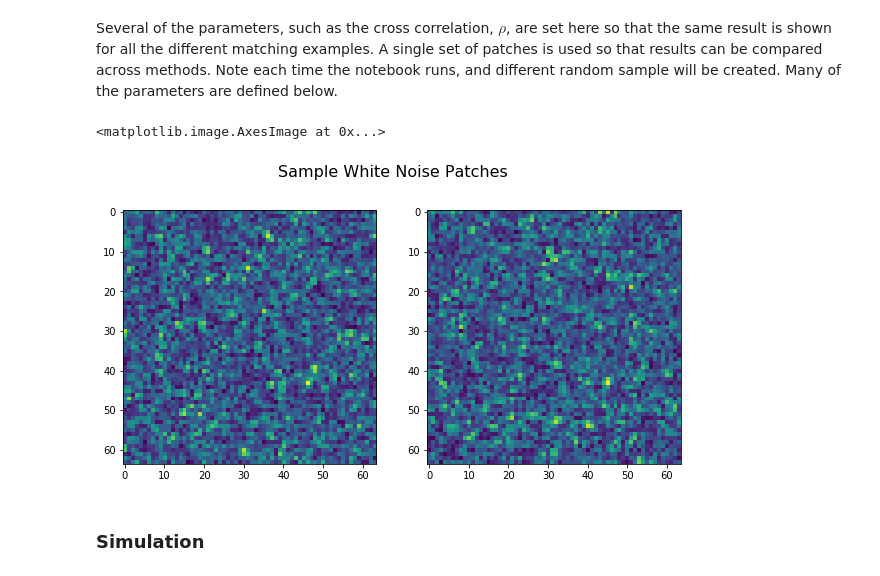
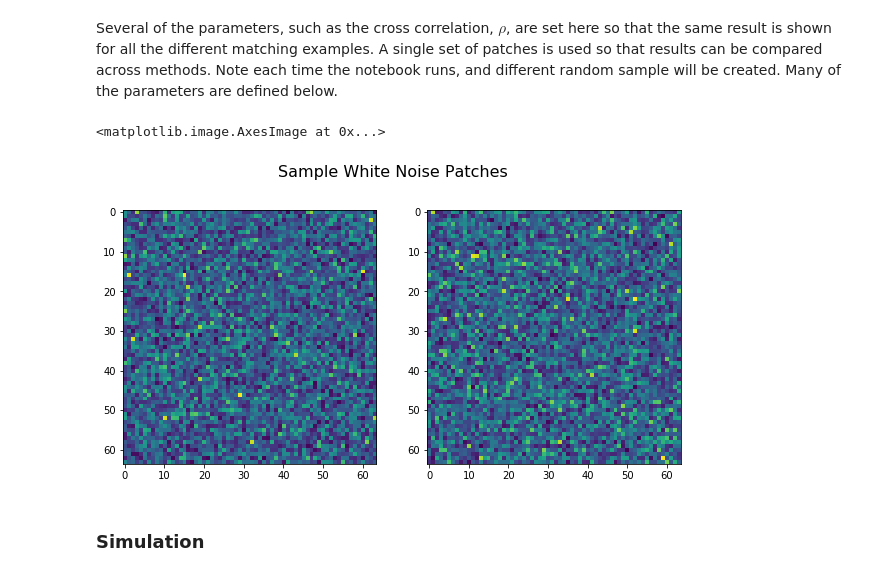
Before and after one commit to fastice/synthetic, a Jupyter notebook: SytheticData.ipynb, the cells around one changed output. Saved outputs shown, nothing was run; the diff lists cells and outputs as text; code cells hidden in the pictures.

```diff
--- a/SytheticData.ipynb
+++ b/SytheticData.ipynb
@@ -71,20 +71,20 @@ def plotPeaks(cc, ccPeak, overSampleFactor, title, overSample=False, gaussPeak=N
 Several of the parameters, such as the cross correlation, $\rho$, are set here so that the same result is shown for all the different matching examples. A single set of patches is used so that results can be compared across methods. Note each time the notebook runs, and different random sample will be created. Many of the parameters are defined below.
 # %%
 rho = 0.5  # Complex correlation
-bandWidth = 0.65
+bandWidth = 1
 deltaR, deltaC = 3, 5  # row and column shifts (deltaR/overSample and deltaC/overSample pixels)
 overSampleFactor = 8  # Oversample factor used to simulate patches
 nr, nc = 64, 64
 osPeak, osBox = 20, 4  # Parameters used to oversample the peak
 gaussReduce = 1 # reduce oversampling by this much
 X, Yrc = nf.correlatedShiftedPatches(nr, nc, deltaR, deltaC, rho, overSample=overSampleFactor, sigma=1.0, bandwidth=bandWidth)
 fig, myAxes = plt.subplots(1,2,figsize=(10,5))
 fig.suptitle('Sample White Noise Patches', fontsize=16)
 myAxes[0].imshow(np.abs(X))
 myAxes[1].imshow(np.abs(Yrc))
 # %% [output]
 <matplotlib.image.AxesImage at 0x...>
-[figure, old version]
+[figure, new version]
 # %% [markdown]
 ### Simulation
 # %% [markdown]
```
Also changed, not shown: parts of 4 cells of this notebook, 1 other file.
